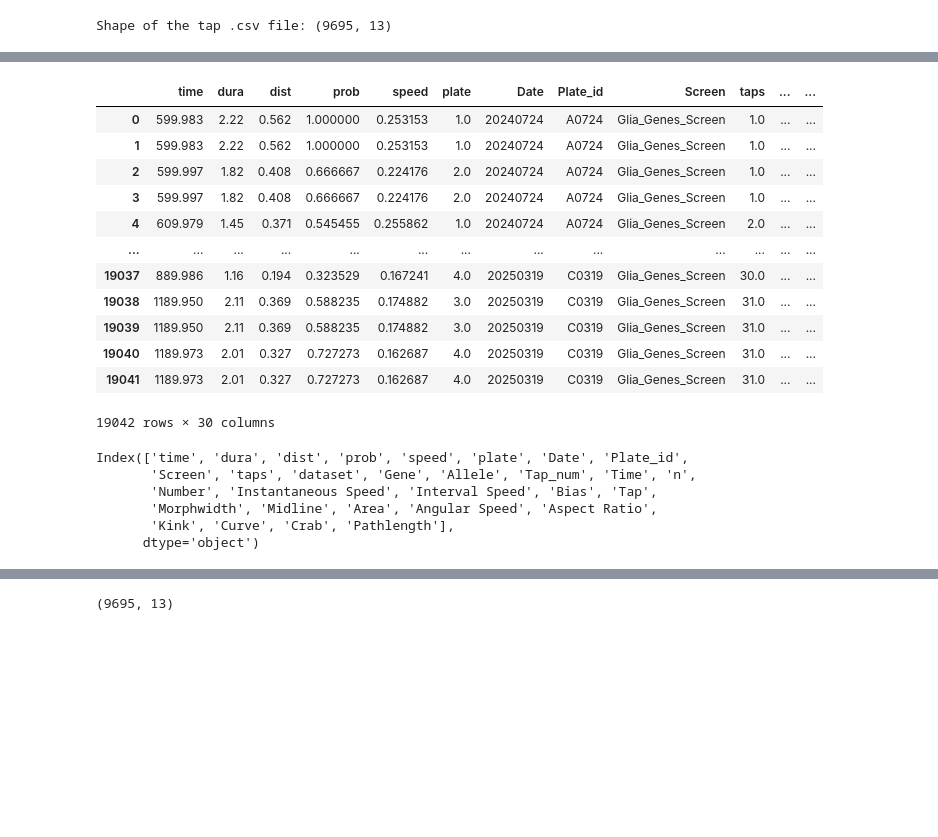
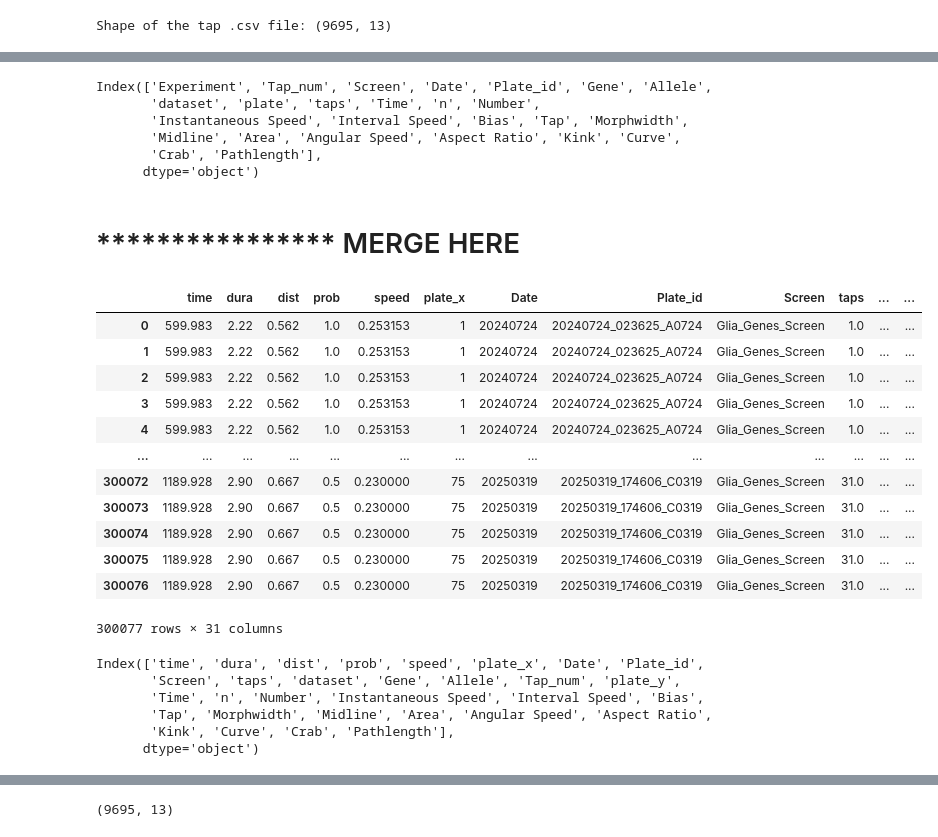
Before and after one commit to JosephLiangUBC/MWT_Dashboard, a Jupyter notebook: Step4_data_processing_for_db.ipynb, the cells around one changed output, grey strips where cells are left out. Drawn from its saved outputs; the diff is of its cells as text; code cells hidden in the pictures; blank space fills up the shorter version.

```diff
--- a/Step4_data_processing_for_db.ipynb
+++ b/Step4_data_processing_for_db.ipynb
@@ -153,35 +169,46 @@ Index(['Allele', 'Angular Speed', 'Area', 'Aspect Ratio', 'Bias', 'Crab',
+# %%
+psa_output2.columns
+# %% [output]
+Index(['Experiment', 'Tap_num', 'Screen', 'Date', 'Plate_id', 'Gene', 'Allele',
+       'dataset', 'plate', 'taps', 'Time', 'n', 'Number',
+       'Instantaneous Speed', 'Interval Speed', 'Bias', 'Tap', 'Morphwidth',
+       'Midline', 'Area', 'Angular Speed', 'Aspect Ratio', 'Kink', 'Curve',
+       'Crab', 'Pathlength'],
+      dtype='object')
+# %% [markdown]
+# **************** MERGE HERE
 # %%
 tap_psa_output = pd.merge(
     tap_output, psa_output.drop(columns='Experiment'),
     how='outer',
-    left_on=['Date', 'Plate_id', 'Screen', 'dataset', 'Gene', 'Allele', 'taps' ],
-    right_on=['Date', 'Plate_id', 'Screen', 'dataset', 'Gene', 'Allele', 'Tap_num']
+    left_on=['Date', 'Plate_id', 'Screen', 'dataset', 'Gene', 'Allele' ],
+    right_on=['Date', 'Plate_id', 'Screen', 'dataset', 'Gene', 'Allele']
 )
 
 tap_psa_output
 # %% [output]
-|  | time | dura | dist | prob | speed | plate | Date | Plate_id | Screen | taps | ... | ... |
-| 0 | 599.983 | 2.22 | 0.562 | 1.000000 | 0.253153 | 1.0 | 20240724 | A0724 | Glia_Genes_Screen | 1.0 | ... | ... |
-| 1 | 599.983 | 2.22 | 0.562 | 1.000000 | 0.253153 | 1.0 | 20240724 | A0724 | Glia_Genes_Screen | 1.0 | ... | ... |
-| 2 | 599.997 | 1.82 | 0.408 | 0.666667 | 0.224176 | 2.0 | 20240724 | A0724 | Glia_Genes_Screen | 1.0 | ... | ... |
-| 3 | 599.997 | 1.82 | 0.408 | 0.666667 | 0.224176 | 2.0 | 20240724 | A0724 | Glia_Genes_Screen | 1.0 | ... | ... |
-| 4 | 609.979 | 1.45 | 0.371 | 0.545455 | 0.255862 | 1.0 | 20240724 | A0724 | Glia_Genes_Screen | 2.0 | ... | ... |
+|  | time | dura | dist | prob | speed | plate_x | Date | Plate_id | Screen | taps | ... | ... |
+| 0 | 599.983 | 2.22 | 0.562 | 1.0 | 0.253153 | 1 | 20240724 | 20240724_023625_A0724 | Glia_Genes_Screen | 1.0 | ... | ... |
+| 1 | 599.983 | 2.22 | 0.562 | 1.0 | 0.253153 | 1 | 20240724 | 20240724_023625_A0724 | Glia_Genes_Screen | 1.0 | ... | ... |
+| 2 | 599.983 | 2.22 | 0.562 | 1.0 | 0.253153 | 1 | 20240724 | 20240724_023625_A0724 | Glia_Genes_Screen | 1.0 | ... | ... |
+| 3 | 599.983 | 2.22 | 0.562 | 1.0 | 0.253153 | 1 | 20240724 | 20240724_023625_A0724 | Glia_Genes_Screen | 1.0 | ... | ... |
+| 4 | 599.983 | 2.22 | 0.562 | 1.0 | 0.253153 | 1 | 20240724 | 20240724_023625_A0724 | Glia_Genes_Screen | 1.0 | ... | ... |
 | ... | ... | ... | ... | ... | ... | ... | ... | ... | ... | ... | ... | ... |
-| 19037 | 889.986 | 1.16 | 0.194 | 0.323529 | 0.167241 | 4.0 | 20250319 | C0319 | Glia_Genes_Screen | 30.0 | ... | ... |
-| 19038 | 1189.950 | 2.11 | 0.369 | 0.588235 | 0.174882 | 3.0 | 20250319 | C0319 | Glia_Genes_Screen | 31.0 | ... | ... |
-| 19039 | 1189.950 | 2.11 | 0.369 | 0.588235 | 0.174882 | 3.0 | 20250319 | C0319 | Glia_Genes_Screen | 31.0 | ... | ... |
-| 19040 | 1189.973 | 2.01 | 0.327 | 0.727273 | 0.162687 | 4.0 | 20250319 | C0319 | Glia_Genes_Screen | 31.0 | ... | ... |
-| 19041 | 1189.973 | 2.01 | 0.327 | 0.727273 | 0.162687 | 4.0 | 20250319 | C0319 | Glia_Genes_Screen | 31.0 | ... | ... |
+| 300072 | 1189.928 | 2.90 | 0.667 | 0.5 | 0.230000 | 75 | 20250319 | 20250319_174606_C0319 | Glia_Genes_Screen | 31.0 | ... | ... |
+| 300073 | 1189.928 | 2.90 | 0.667 | 0.5 | 0.230000 | 75 | 20250319 | 20250319_174606_C0319 | Glia_Genes_Screen | 31.0 | ... | ... |
+| 300074 | 1189.928 | 2.90 | 0.667 | 0.5 | 0.230000 | 75 | 20250319 | 20250319_174606_C0319 | Glia_Genes_Screen | 31.0 | ... | ... |
+| 300075 | 1189.928 | 2.90 | 0.667 | 0.5 | 0.230000 | 75 | 20250319 | 20250319_174606_C0319 | Glia_Genes_Screen | 31.0 | ... | ... |
+| 300076 | 1189.928 | 2.90 | 0.667 | 0.5 | 0.230000 | 75 | 20250319 | 20250319_174606_C0319 | Glia_Genes_Screen | 31.0 | ... | ... |
-19042 rows × 30 columns
+300077 rows × 31 columns
 # %%
 tap_psa_output.to_csv("tap_psa_output")
 # %%
 tap_psa_output.columns
 # %% [output]
-Index(['time', 'dura', 'dist', 'prob', 'speed', 'plate', 'Date', 'Plate_id',
-       'Screen', 'taps', 'dataset', 'Gene', 'Allele', 'Tap_num', 'Time', 'n',
-       'Number', 'Instantaneous Speed', 'Interval Speed', 'Bias', 'Tap',
-       'Morphwidth', 'Midline', 'Area', 'Angular Speed', 'Aspect Ratio',
+Index(['time', 'dura', 'dist', 'prob', 'speed', 'plate_x', 'Date', 'Plate_id',
+       'Screen', 'taps', 'dataset', 'Gene', 'Allele', 'Tap_num', 'plate_y',
+       'Time', 'n', 'Number', 'Instantaneous Speed', 'Interval Speed', 'Bias',
+       'Tap', 'Morphwidth', 'Midline', 'Area', 'Angular Speed', 'Aspect Ratio',
        'Kink', 'Curve', 'Crab', 'Pathlength'],
       dtype='object')
 # %%
```
Also changed, not shown: parts of 14 cells of this notebook, 1 other file.
